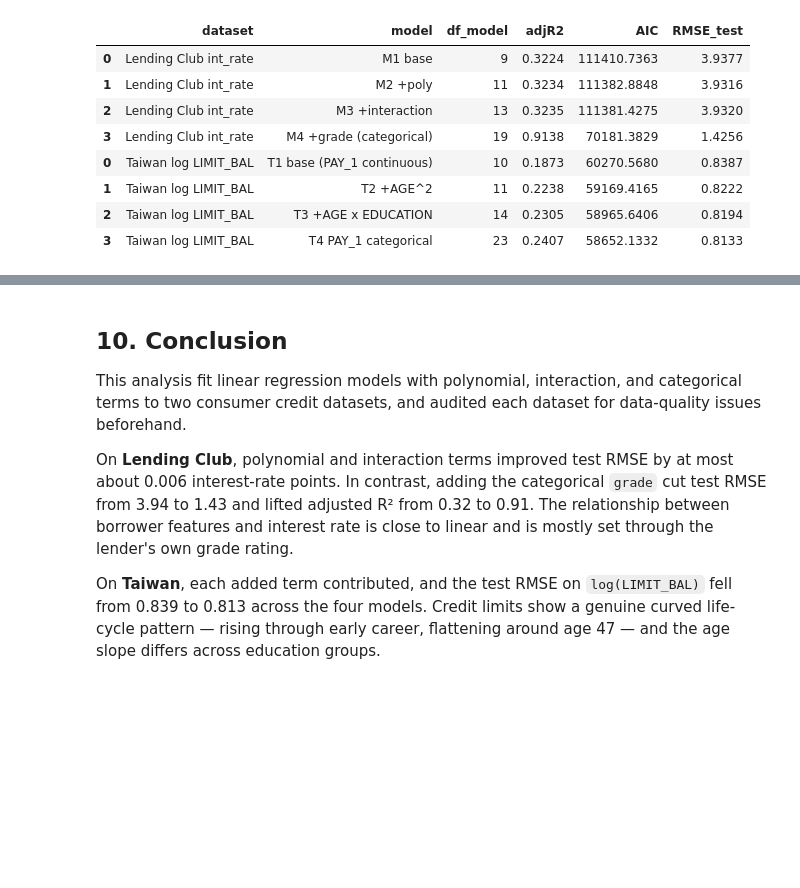
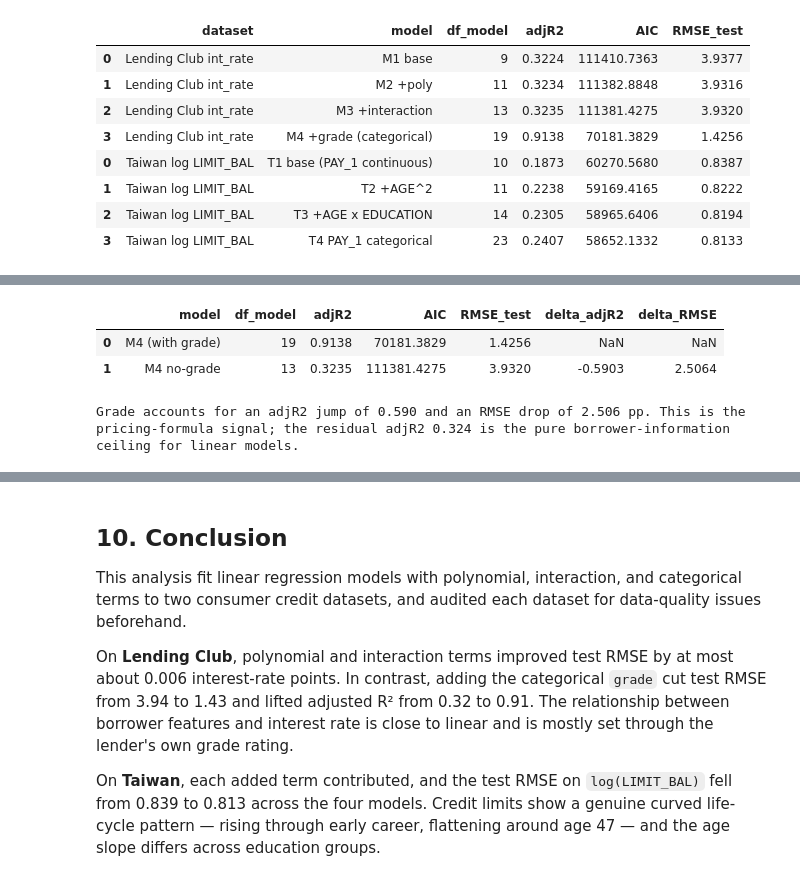
Before and after one commit to kumargaurav-bu-edu/ms_datascience, a Jupyter notebook: week_08282026/DX799O1/homework/kumar_gaurav_week1_dx799O1_v2.ipynb, the cells around one changed output, grey strips where cells are left out. Drawn from its saved outputs; the diff is of its cells as text; code cells hidden in the pictures; blank space fills up the shorter version.

```diff
--- a/week_08282026/DX799O1/homework/kumar_gaurav_week1_dx799O1_v2.ipynb
+++ b/week_08282026/DX799O1/homework/kumar_gaurav_week1_dx799O1_v2.ipynb
@@ -766,0 +994,43 @@ display(summary[["dataset", "model", "df_model", "adjR2", "AIC", "RMSE_test"]].r
+# %%
+# --- execute this block ---
+# No-Grade LC Baseline
+#
+# Refit M4 without C(grade) (and implicitly without sub_grade, which was not in the
+# feature set). The RMSE and adjR2 deltas vs the full M4 quantify how much of the
+# `int_rate` signal is Lending Club's own pricing formula vs independent borrower
+# information. This is the honest number to use when benchmarking non-linear models
+# in weeks 6-9 on the "pure borrower-information" subset.
+f4_no_grade = (
+    "int_rate ~ loan_amnt + log_annual_inc_c + dti_c + revol_util_c + inq_last_6mths "
+    "+ open_acc + total_acc + mort_acc + C(term) + I(revol_util_c**2) + I(dti_c**2) "
+    "+ dti_c:revol_util_c + log_annual_inc_c:C(term)"
+)
+m_nograde = smf.ols(f4_no_grade, data=lc_tr).fit()
+rmse_ng = np.sqrt(mean_squared_error(lc_te["int_rate"], m_nograde.predict(lc_te)))
+
+m4 = lc_models["M4 +grade (categorical)"]
+rmse_m4 = np.sqrt(mean_squared_error(lc_te["int_rate"], m4.predict(lc_te)))
+
+cmp = pd.DataFrame({
+    "model":      ["M4 (with grade)",   "M4 no-grade"],
+    "df_model":   [int(m4.df_model),     int(m_nograde.df_model)],
+    "adjR2":      [m4.rsquared_adj,      m_nograde.rsquared_adj],
+    "AIC":        [m4.aic,               m_nograde.aic],
+    "RMSE_test":  [rmse_m4,              rmse_ng],
+})
+cmp["delta_adjR2"] = cmp["adjR2"].diff()
+cmp["delta_RMSE"] = cmp["RMSE_test"].diff()
+display(cmp.round(4))
+print(
+    "Grade accounts for an adjR2 jump of "
+    f"{(m4.rsquared_adj - m_nograde.rsquared_adj):.3f} "
+    "and an RMSE drop of "
+    f"{(rmse_ng - rmse_m4):.3f} pp. "
+    "This is the pricing-formula signal; the residual adjR2 "
+    f"{m_nograde.rsquared_adj:.3f} is the pure borrower-information ceiling for linear models."
+)
+# %% [output]
+|  | model | df_model | adjR2 | AIC | RMSE_test | delta_adjR2 | delta_RMSE |
+| 0 | M4 (with grade) | 19 | 0.9138 | 70181.3829 | 1.4256 | NaN | NaN |
+| 1 | M4 no-grade | 13 | 0.3235 | 111381.4275 | 3.9320 | -0.5903 | 2.5064 |
+Grade accounts for an adjR2 jump of 0.590 and an RMSE drop of 2.506 pp. This is the pricing-formula signal; the residual adjR2 0.324 is the pure borrower-information ceiling for linear models.
```
Also changed, not shown: parts of 7 cells of this notebook, 34 other files.
